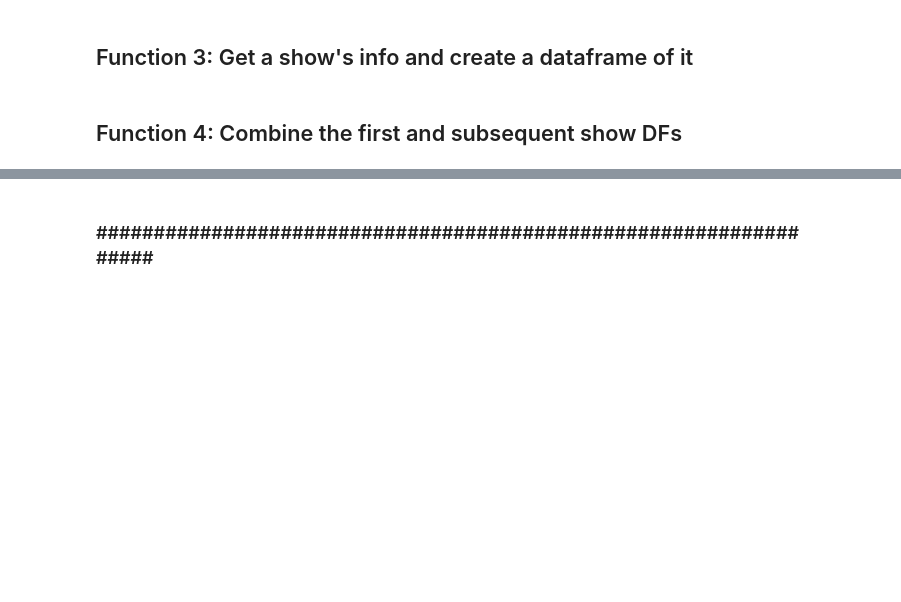
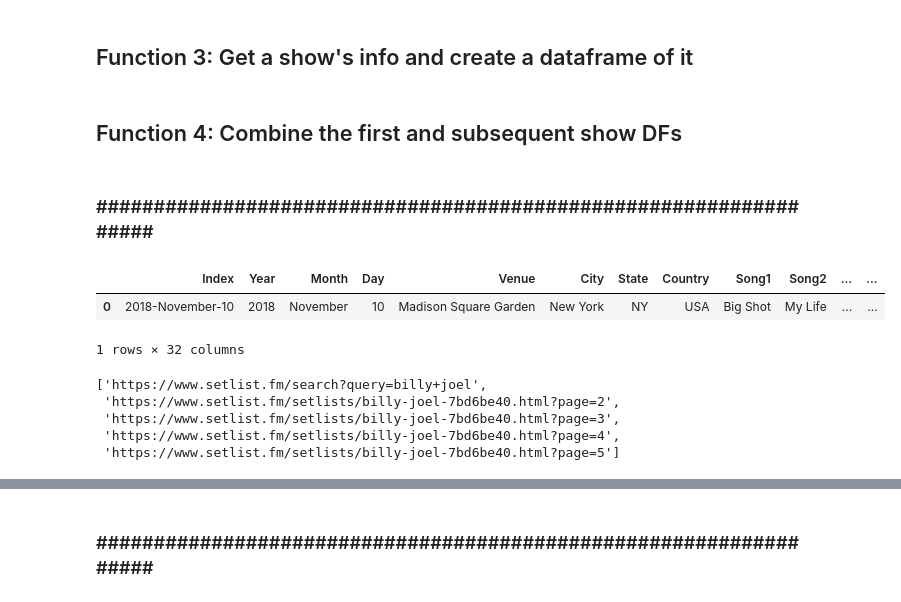
Before and after one commit to camoser19/Setlist-Predictions-with-Setlist.fm-data, a Jupyter notebook: Setlist.fm_WebScraper_11.20.ipynb, the cells around one changed output, grey strips where cells are left out. Saved outputs shown, nothing was run; the diff lists cells and outputs as text; code cells hidden in the pictures; blank space fills up the shorter version.

```diff
--- a/Setlist.fm_WebScraper_11.20.ipynb
+++ b/Setlist.fm_WebScraper_11.20.ipynb
@@ -9,11 +9,15 @@ from collections import OrderedDict
 # %%
 def get_all_show_info(url):
 
-    #URL request/response cycle
-    response = requests.get(url)
-    if response.status_code != 200:
-        print("Failure! Could not connect with setlist.fm -- output from Function 1")
-    results_page = BeautifulSoup(response.content, 'lxml')
+    try:
+        response = requests.get(url)
+        if response.status_code != 200:
+            print(response.status_code)
+        results_page = BeautifulSoup(response.content, 'lxml')
+    except requests.Timeout as e:
+        print("It is time to timeout")
+        print(str(e))
+        pass
 
     all_show_info = list()
 
@@ -77,2 +75,0 @@ print(show_data)
-# %%
-show_data_output = get_all_show_info('https://www.setlist.fm/setlist/grateful-dead/1984/san-francisco-civic-auditorium-san-francisco-ca-53d607d9.html')
@@ -117,7 +136,10 @@ def add_all_show_info_to_df(show_data_output):
     except:
         pass
 
-    show_as_index = "%s-%s-%s" % (show_year, show_month, show_day)
+    try:
+        show_as_index = "%s-%s-%s" % (show_year, show_month, show_day)
+    except:
+        pass
 
     try:
         show_dict = {
@@ -163,3 +185,12 @@ def get_show_info_and_make_df(show_url):
 def add_more_shows(first_show_df, second_show_df):
     combo_df = first_show_df.append(second_show_df, ignore_index=True, sort=False)
     return combo_df
+# %% [markdown]
+<h3>##################################################################</h3>
+# %%
+most_recent_bj_show = get_show_info_and_make_df('https://www.setlist.fm/setlist/billy-joel/2018/madison-square-garden-new-york-ny-6b97be66.html')
+most_recent_bj_show
+# %% [output]
+|  | Index | Year | Month | Day | Venue | City | State | Country | Song1 | Song2 | ... | ... |
+| 0 | 2018-November-10 | 2018 | November | 10 | Madison Square Garden | New York | NY | USA | Big Shot | My Life | ... | ... |
+1 rows × 32 columns
@@ -165,0 +206,8 @@ def add_more_shows(first_show_df, second_show_df):
+# %%
+set_list_page_links[:5]
+# %% [output]
+['https://www.setlist.fm/search?query=billy+joel',
+ 'https://www.setlist.fm/setlists/billy-joel-7bd6be40.html?page=2',
+ 'https://www.setlist.fm/setlists/billy-joel-7bd6be40.html?page=3',
+ 'https://www.setlist.fm/setlists/billy-joel-7bd6be40.html?page=4',
+ 'https://www.setlist.fm/setlists/billy-joel-7bd6be40.html?page=5']
```
Also changed, not shown: parts of 25 cells of this notebook, 1 other file.
